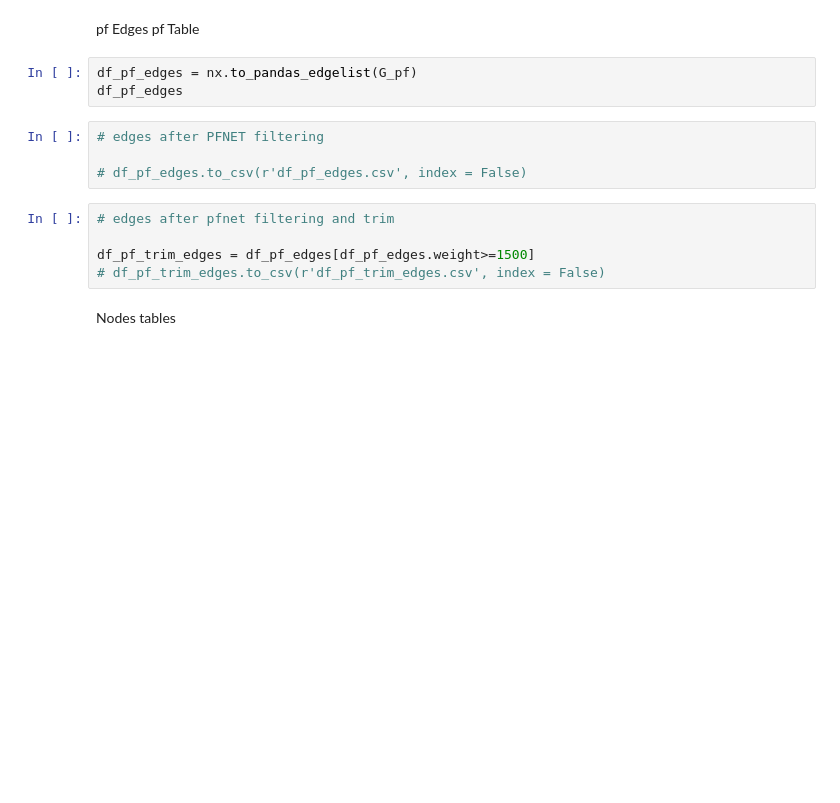
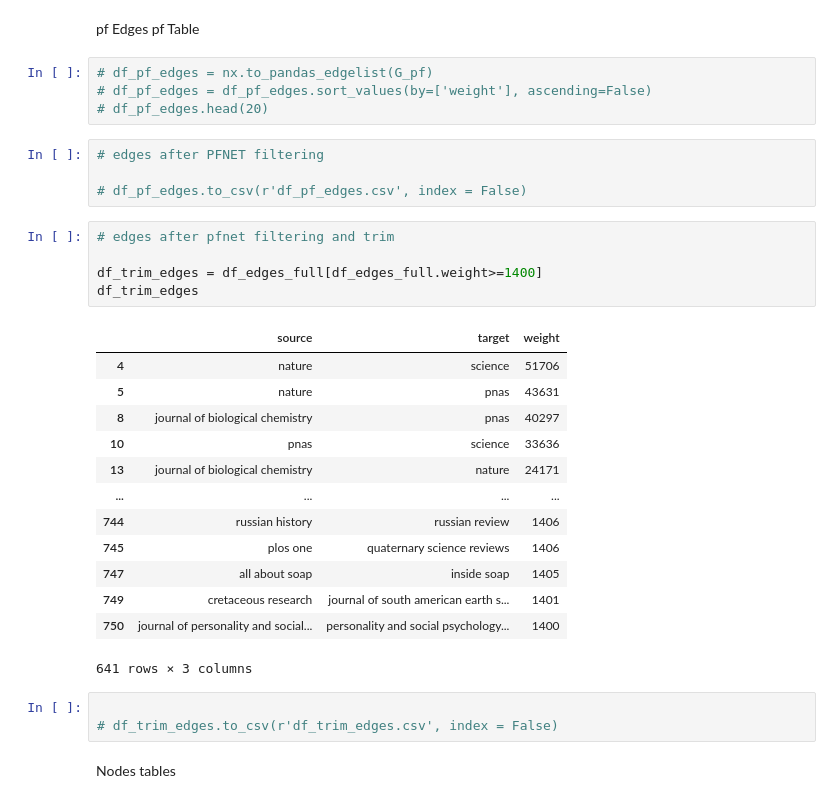
Before and after one commit to stepkurniawan/network-analysis-wikipedia-journals, a Jupyter notebook: codes/2_Data_preparation.ipynb, the cells around one changed output. Drawn from its saved outputs; the diff is of its cells as text; blank space fills up the shorter version.

Commit message:
Edit trim, generate csv, deleted PF

```diff
--- a/codes/2_Data_preparation.ipynb
+++ b/codes/2_Data_preparation.ipynb
@@ -352,8 +342,9 @@ process time 414.515625
 # %% [markdown]
 pf Edges pf Table
 # %%
-df_pf_edges = nx.to_pandas_edgelist(G_pf)
-df_pf_edges
+# df_pf_edges = nx.to_pandas_edgelist(G_pf)
+# df_pf_edges = df_pf_edges.sort_values(by=['weight'], ascending=False)
+# df_pf_edges.head(20)
 # %%
 # edges after PFNET filtering
 
@@ -361,8 +352,25 @@ df_pf_edges
 # %%
 # edges after pfnet filtering and trim
 
-df_pf_trim_edges = df_pf_edges[df_pf_edges.weight>=1500]
-# df_pf_trim_edges.to_csv(r'df_pf_trim_edges.csv', index = False)
+df_trim_edges = df_edges_full[df_edges_full.weight>=1400]
+df_trim_edges
+# %% [output]
+|  | source | target | weight |
+| 4 | nature | science | 51706 |
+| 5 | nature | pnas | 43631 |
+| 8 | journal of biological chemistry | pnas | 40297 |
+| 10 | pnas | science | 33636 |
+| 13 | journal of biological chemistry | nature | 24171 |
+| ... | ... | ... | ... |
+| 744 | russian history | russian review | 1406 |
+| 745 | plos one | quaternary science reviews | 1406 |
+| 747 | all about soap | inside soap | 1405 |
+| 749 | cretaceous research | journal of south american earth s... | 1401 |
+| 750 | journal of personality and social... | personality and social psychology... | 1400 |
+641 rows × 3 columns
+# %%
+
+# df_trim_edges.to_csv(r'df_trim_edges.csv', index = False)
 # %% [markdown]
 Nodes tables
 # %%
```
Also changed, not shown: parts of 17 cells of this notebook, 3 other files.
